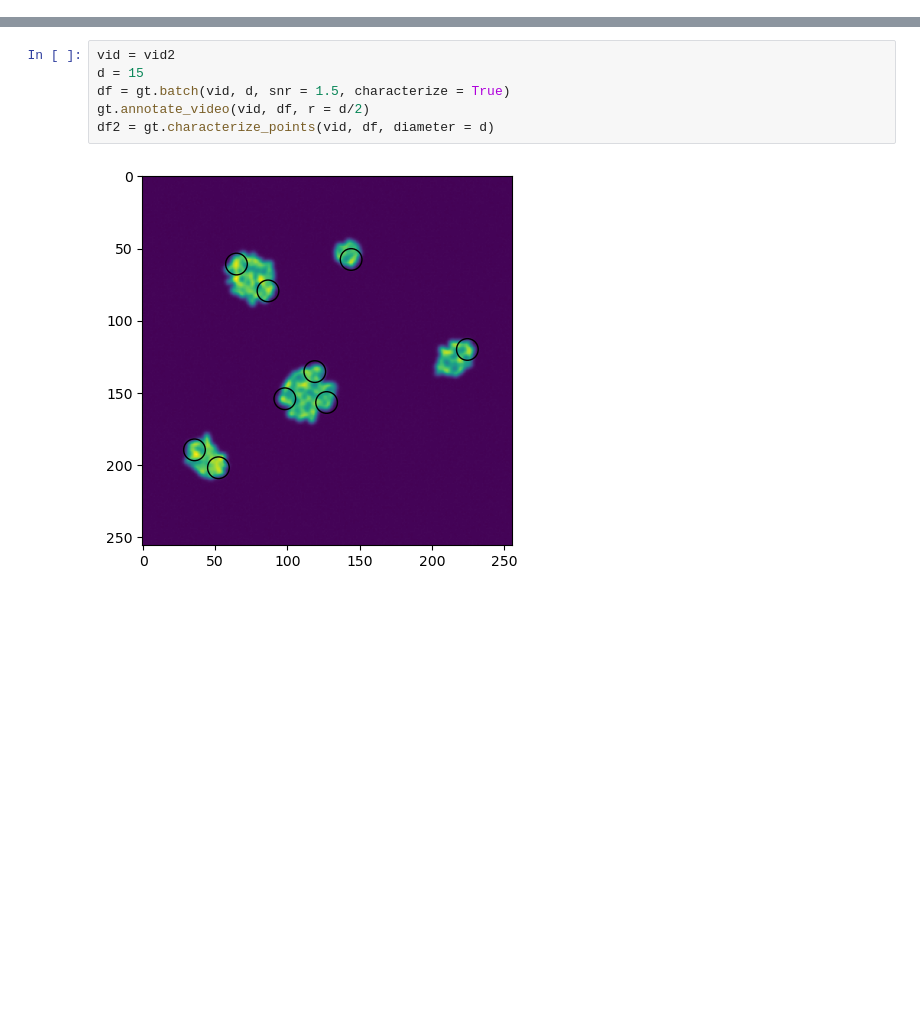
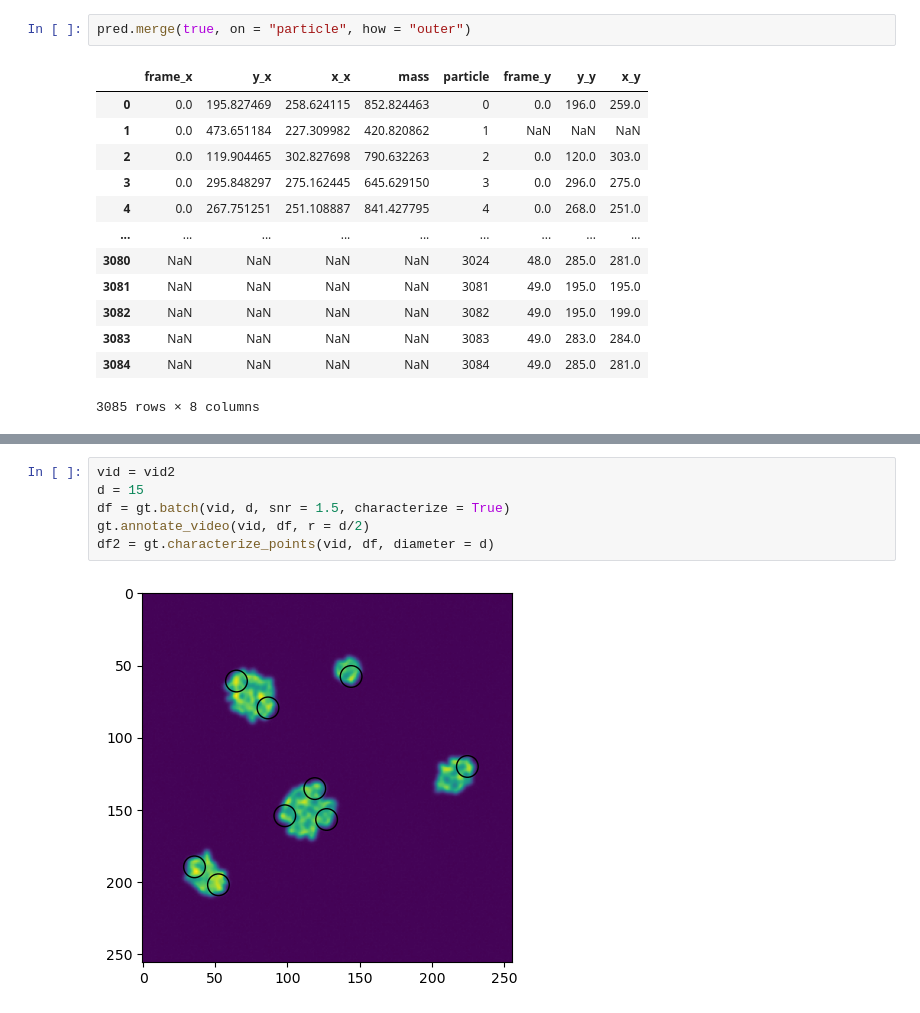
Before and after one commit to amfaber/tracking_optimizations, a Jupyter notebook: gpu-tracking/testing/marcus_blobs/track_marcus_jacob_data.ipynb, the cells around one changed output, grey strips where cells are left out. Cells and saved outputs as stored; diff of their text form; blank space fills up the shorter version.

```diff
--- a/gpu-tracking/testing/marcus_blobs/track_marcus_jacob_data.ipynb
+++ b/gpu-tracking/testing/marcus_blobs/track_marcus_jacob_data.ipynb
@@ -9,0 +25,16 @@ vid2 = data[:, 1, :, :].copy()
+# %%
+pred.merge(true, on = "particle", how = "outer")
+# %% [output]
+|  | frame_x | y_x | x_x | mass | particle | frame_y | y_y | x_y |
+| 0 | 0.0 | 195.827469 | 258.624115 | 852.824463 | 0 | 0.0 | 196.0 | 259.0 |
+| 1 | 0.0 | 473.651184 | 227.309982 | 420.820862 | 1 | NaN | NaN | NaN |
+| 2 | 0.0 | 119.904465 | 302.827698 | 790.632263 | 2 | 0.0 | 120.0 | 303.0 |
+| 3 | 0.0 | 295.848297 | 275.162445 | 645.629150 | 3 | 0.0 | 296.0 | 275.0 |
+| 4 | 0.0 | 267.751251 | 251.108887 | 841.427795 | 4 | 0.0 | 268.0 | 251.0 |
+| ... | ... | ... | ... | ... | ... | ... | ... | ... |
+| 3080 | NaN | NaN | NaN | NaN | 3024 | 48.0 | 285.0 | 281.0 |
+| 3081 | NaN | NaN | NaN | NaN | 3081 | 49.0 | 195.0 | 195.0 |
+| 3082 | NaN | NaN | NaN | NaN | 3082 | 49.0 | 195.0 | 199.0 |
+| 3083 | NaN | NaN | NaN | NaN | 3083 | 49.0 | 283.0 | 284.0 |
+| 3084 | NaN | NaN | NaN | NaN | 3084 | 49.0 | 285.0 | 281.0 |
+3085 rows × 8 columns
```
Also changed, not shown: parts of 13 cells of this notebook, 12 other files.
